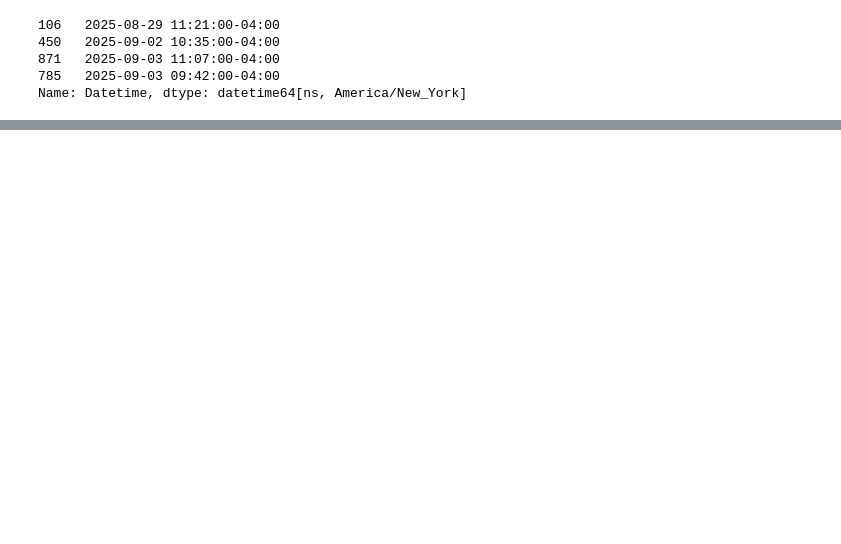
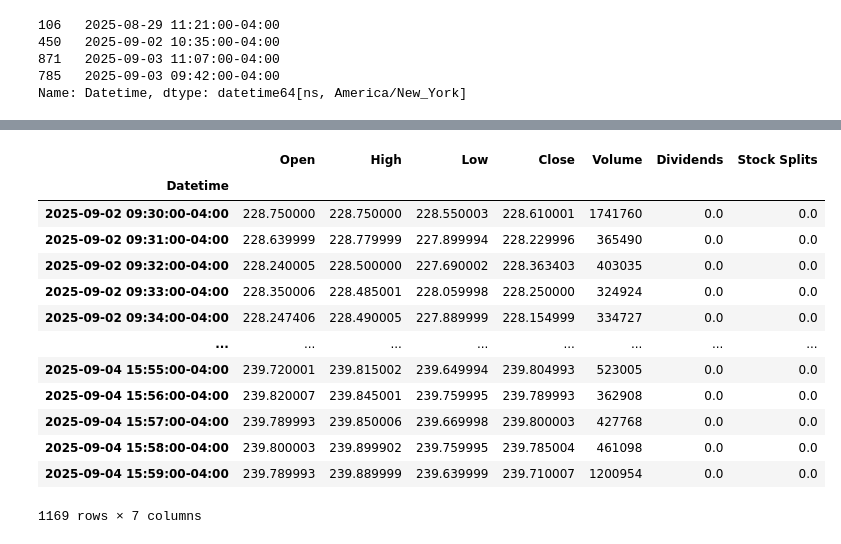
Before and after one commit to Zakaroo-AI/P2-7-PFund-Assg-1, a Jupyter notebook: yf_test.ipynb, the cells around one changed output, grey strips where cells are left out. Drawn from its saved outputs; the diff is of its cells as text; code cells hidden in the pictures; blank space fills up the shorter version.

```diff
--- a/yf_test.ipynb
+++ b/yf_test.ipynb
@@ -78,0 +76,18 @@ aapl_history
+# %%
+seven_days = ticker_dict['AAPL'].history(start='2025-08-30', end = '2025-09-05', interval = '1m')
+seven_days
+# %% [output]
+|  | Open | High | Low | Close | Volume | Dividends | Stock Splits |
+| Datetime |  |  |  |  |  |  |  |
+| 2025-09-02 09:30:00-04:00 | 228.750000 | 228.750000 | 228.550003 | 228.610001 | 1741760 | 0.0 | 0.0 |
+| 2025-09-02 09:31:00-04:00 | 228.639999 | 228.779999 | 227.899994 | 228.229996 | 365490 | 0.0 | 0.0 |
+| 2025-09-02 09:32:00-04:00 | 228.240005 | 228.500000 | 227.690002 | 228.363403 | 403035 | 0.0 | 0.0 |
+| 2025-09-02 09:33:00-04:00 | 228.350006 | 228.485001 | 228.059998 | 228.250000 | 324924 | 0.0 | 0.0 |
+| 2025-09-02 09:34:00-04:00 | 228.247406 | 228.490005 | 227.889999 | 228.154999 | 334727 | 0.0 | 0.0 |
+| ... | ... | ... | ... | ... | ... | ... | ... |
+| 2025-09-04 15:55:00-04:00 | 239.720001 | 239.815002 | 239.649994 | 239.804993 | 523005 | 0.0 | 0.0 |
+| 2025-09-04 15:56:00-04:00 | 239.820007 | 239.845001 | 239.759995 | 239.789993 | 362908 | 0.0 | 0.0 |
+| 2025-09-04 15:57:00-04:00 | 239.789993 | 239.850006 | 239.669998 | 239.800003 | 427768 | 0.0 | 0.0 |
+| 2025-09-04 15:58:00-04:00 | 239.800003 | 239.899902 | 239.759995 | 239.785004 | 461098 | 0.0 | 0.0 |
+| 2025-09-04 15:59:00-04:00 | 239.789993 | 239.889999 | 239.639999 | 239.710007 | 1200954 | 0.0 | 0.0 |
+1169 rows × 7 columns
```
Also changed, not shown: parts of 12 cells of this notebook, 1 other file.
